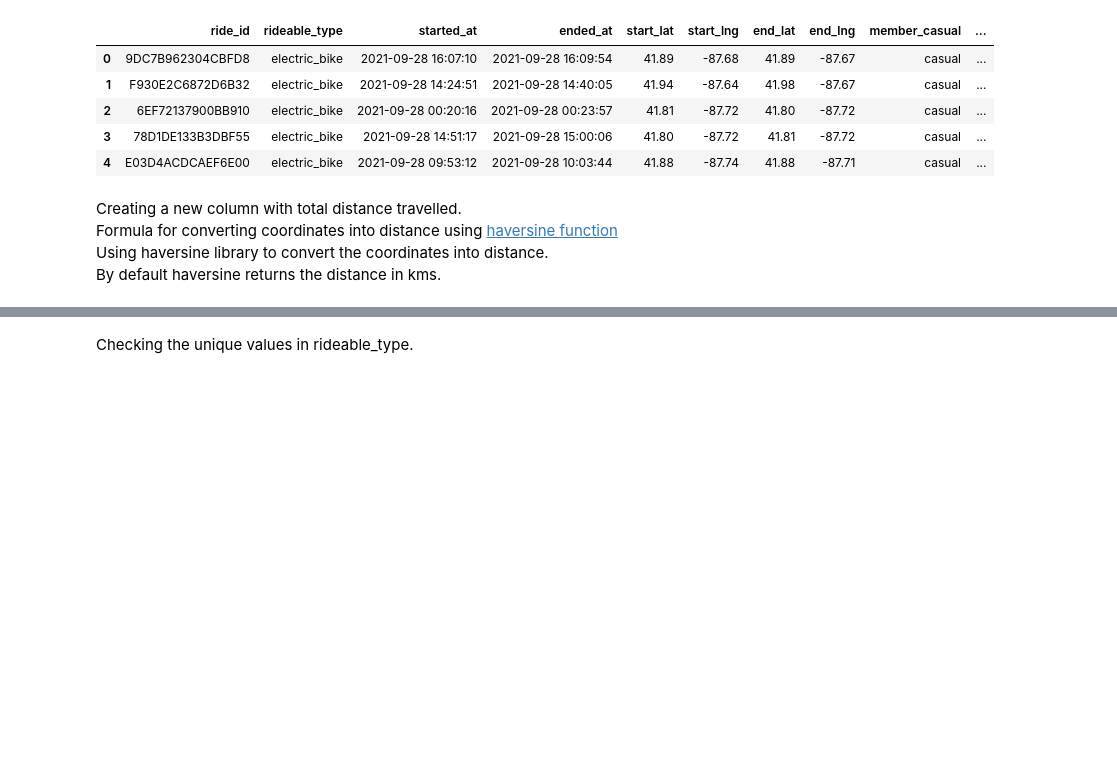
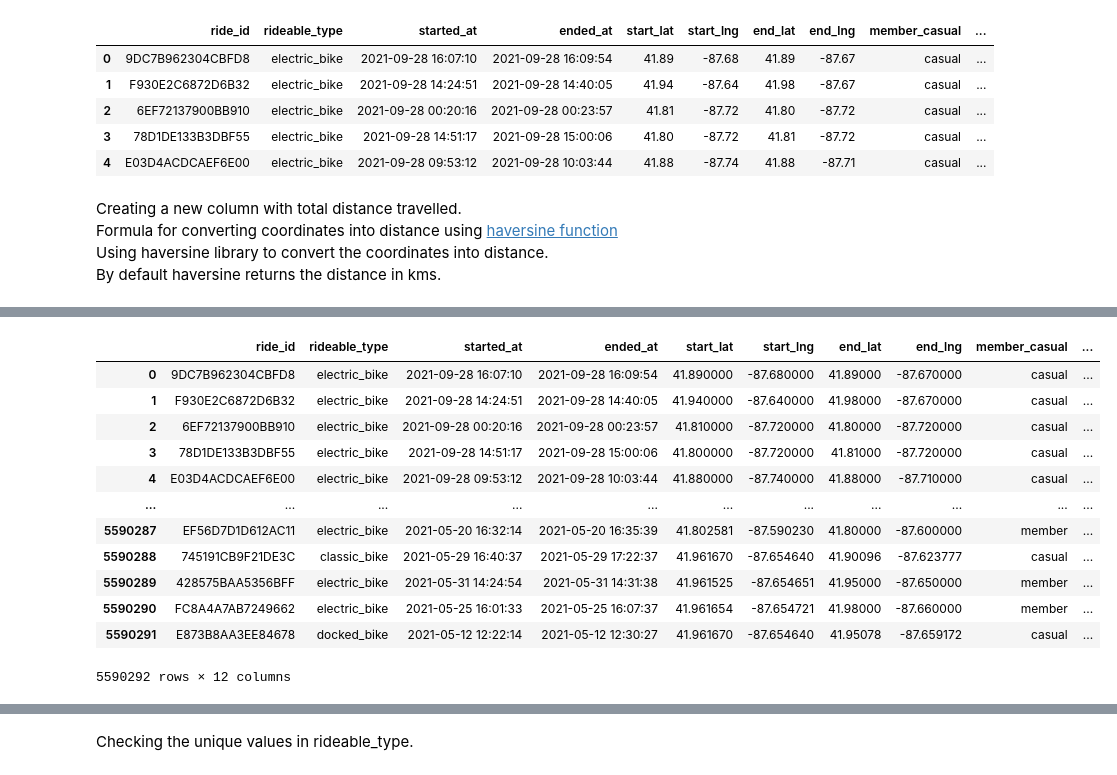
Before and after one commit to KarthikBhaktha/Case_Study_Bike_Sharing, a Jupyter notebook: python_script/merge_csv_and_pickle.ipynb, the cells around one changed output, grey strips where cells are left out. Saved outputs shown, nothing was run; the diff lists cells and outputs as text; code cells hidden in the pictures; blank space fills up the shorter version.

Commit message:
added distance column, sorted
Added distance_mile, sorted by ascending starte_at. reset index.

```diff
--- a/python_script/merge_csv_and_pickle.ipynb
+++ b/python_script/merge_csv_and_pickle.ipynb
@@ -493,8 +484,11 @@ for row in lat_lng_df.to_dict('records'):
 distance_dictionary = {"distance_miles": distance_list}
 # %%
 distance_df = pd.DataFrame.from_dict(distance_dictionary)
+
 distance_df.reset_index(drop=True, inplace=True)
-# final_df['distance'] = distance_dictionary
+final_df.reset_index(drop=True, inplace=True)
+
 final_df = pd.concat([final_df, distance_df], axis=1)
+
 final_df.info()
 final_df.head()
@@ -500,0 +521,19 @@ final_df.head()
+# %%
+# Using Ceil function
+final_df['distance_miles'] = final_df['distance_miles'].apply(np.ceil)
+# final_df[:,['distance_miles']] = final_df[:,['distance_miles']].astype('int64')
+final_df
+# %% [output]
+|  | ride_id | rideable_type | started_at | ended_at | start_lat | start_lng | end_lat | end_lng | member_casual | ... |
+| 0 | 9DC7B962304CBFD8 | electric_bike | 2021-09-28 16:07:10 | 2021-09-28 16:09:54 | 41.890000 | -87.680000 | 41.89000 | -87.670000 | casual | ... |
+| 1 | F930E2C6872D6B32 | electric_bike | 2021-09-28 14:24:51 | 2021-09-28 14:40:05 | 41.940000 | -87.640000 | 41.98000 | -87.670000 | casual | ... |
+| 2 | 6EF72137900BB910 | electric_bike | 2021-09-28 00:20:16 | 2021-09-28 00:23:57 | 41.810000 | -87.720000 | 41.80000 | -87.720000 | casual | ... |
+| 3 | 78D1DE133B3DBF55 | electric_bike | 2021-09-28 14:51:17 | 2021-09-28 15:00:06 | 41.800000 | -87.720000 | 41.81000 | -87.720000 | casual | ... |
+| 4 | E03D4ACDCAEF6E00 | electric_bike | 2021-09-28 09:53:12 | 2021-09-28 10:03:44 | 41.880000 | -87.740000 | 41.88000 | -87.710000 | casual | ... |
+| ... | ... | ... | ... | ... | ... | ... | ... | ... | ... | ... |
+| 5590287 | EF56D7D1D612AC11 | electric_bike | 2021-05-20 16:32:14 | 2021-05-20 16:35:39 | 41.802581 | -87.590230 | 41.80000 | -87.600000 | member | ... |
+| 5590288 | 745191CB9F21DE3C | classic_bike | 2021-05-29 16:40:37 | 2021-05-29 17:22:37 | 41.961670 | -87.654640 | 41.90096 | -87.623777 | casual | ... |
+| 5590289 | 428575BAA5356BFF | electric_bike | 2021-05-31 14:24:54 | 2021-05-31 14:31:38 | 41.961525 | -87.654651 | 41.95000 | -87.650000 | member | ... |
+| 5590290 | FC8A4A7AB7249662 | electric_bike | 2021-05-25 16:01:33 | 2021-05-25 16:07:37 | 41.961654 | -87.654721 | 41.98000 | -87.660000 | member | ... |
+| 5590291 | E873B8AA3EE84678 | docked_bike | 2021-05-12 12:22:14 | 2021-05-12 12:30:27 | 41.961670 | -87.654640 | 41.95078 | -87.659172 | casual | ... |
+5590292 rows × 12 columns
```
Also changed, not shown: parts of 17 cells of this notebook.
